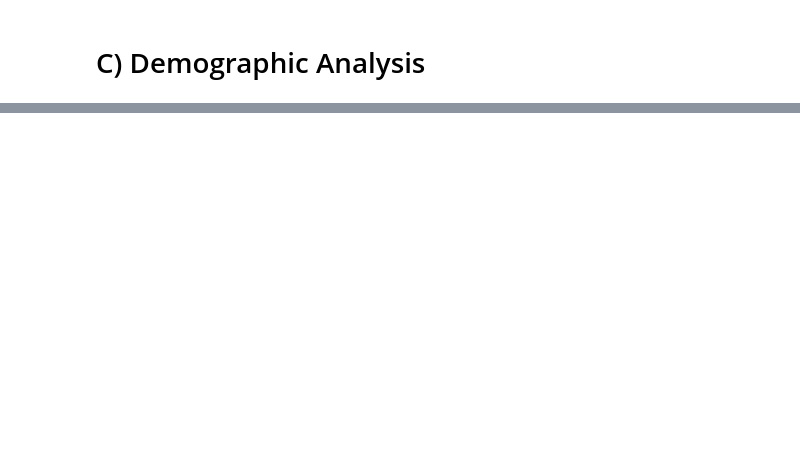
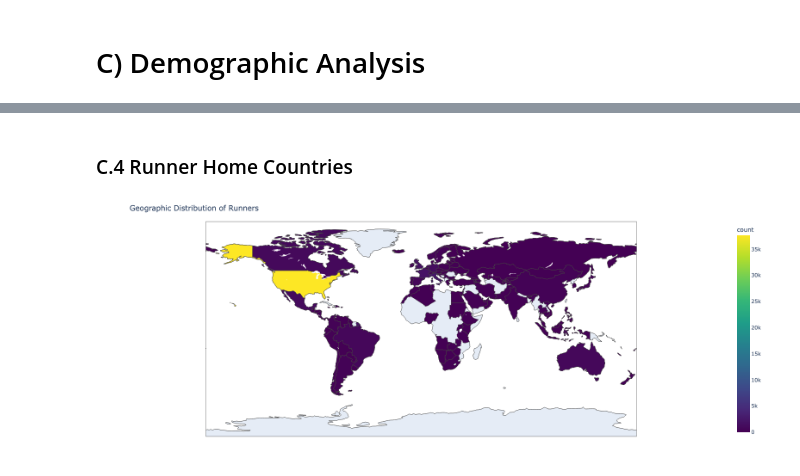
Before and after one commit to ishanmishra128/NYC2024MarathonAnalysis, a Jupyter notebook: MarathonAnalysis.ipynb, the cells around one changed output, grey strips where cells are left out. Cells and saved outputs as stored; diff of their text form; code cells hidden in the pictures; blank space fills up the shorter version.

```diff
--- a/MarathonAnalysis.ipynb
+++ b/MarathonAnalysis.ipynb
@@ -139,0 +180,22 @@ marathon['ageGroup'] = pd.cut(marathon['age'], bins=bins, labels=labels)
+# %% [markdown]
+### C.4 Runner Home Countries
+# %%
+top_countries = df['countryCode'].value_counts().reset_index()
+top_countries.columns = ['country', 'count']
+
+fig = px.choropleth(
+    top_countries,
+    locations='country',
+    locationmode='ISO-3',
+    color='count',
+    title='Geographic Distribution of Runners',
+    color_continuous_scale=px.colors.sequential.Viridis
+)
+fig.update_layout(margin=dict(l=60, r=60, t=50, b=50), # Set dimensions so map is zoomed into
+    width=1000,
+    height=600
+)
+
+fig.show()
+# %% [output]
+[figure, added]
```
Also changed, not shown: parts of 12 cells of this notebook.
